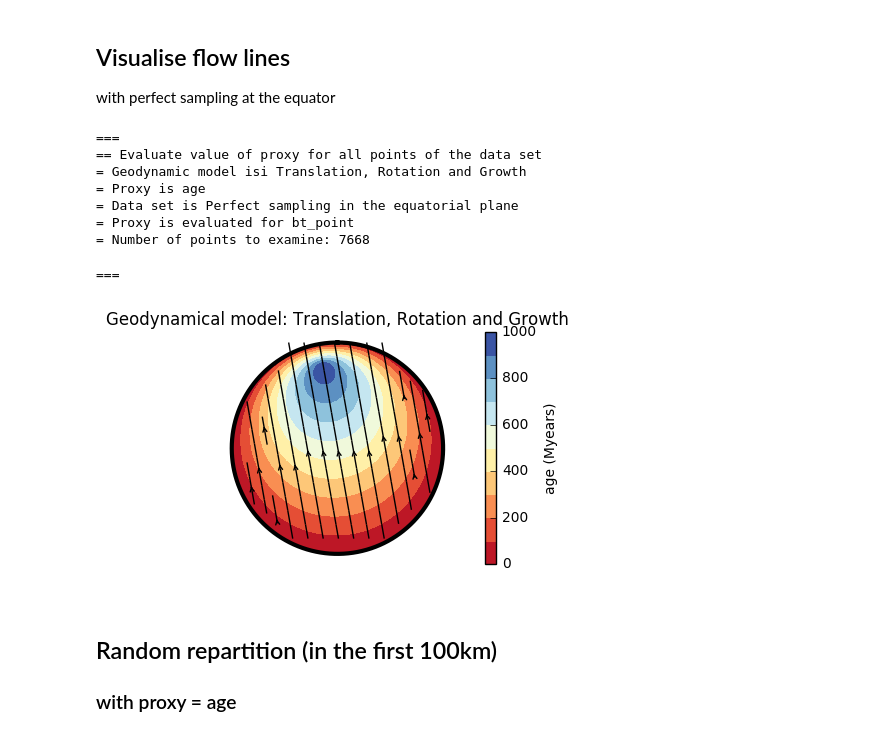
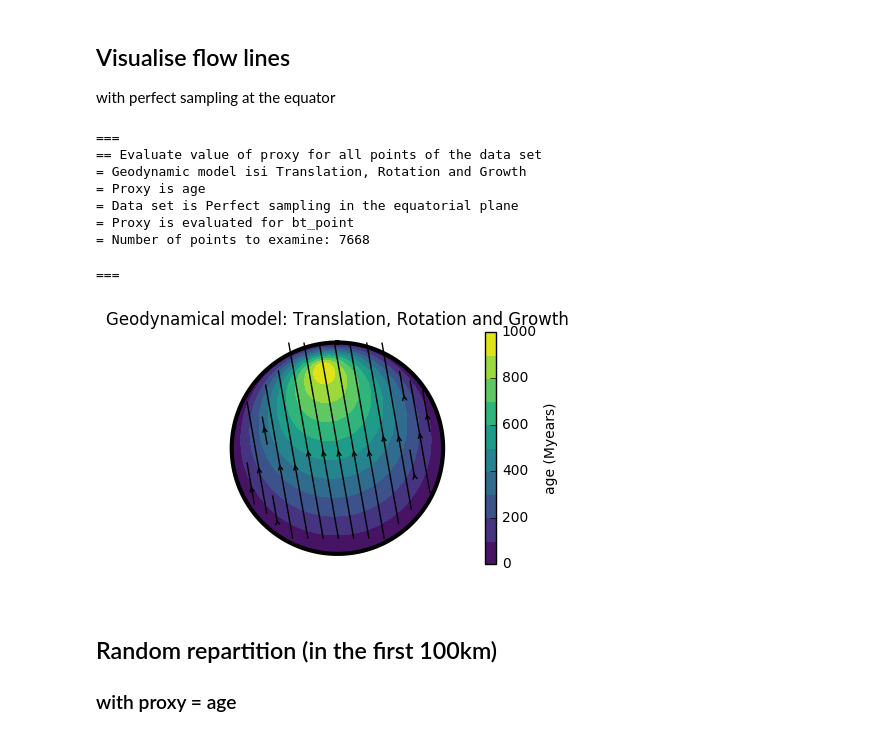
Before and after one commit to MarineLasbleis/GrowYourIC, a Jupyter notebook: notebooks/SlowTranslation.ipynb, the cells around one changed output. Saved outputs shown, nothing was run; the diff lists cells and outputs as text; code cells hidden in the pictures.

Commit message:
clean figures

```diff
--- a/notebooks/SlowTranslation.ipynb
+++ b/notebooks/SlowTranslation.ipynb
@@ -69,20 +70,20 @@ with perfect sampling at the equator
 # %%
 npoints = 100 #number of points in the x direction for the data set.
 data_set = data.PerfectSamplingEquator(npoints, rICB = 1.)
 data_set.method = "bt_point"
 proxy = geodyn.evaluate_proxy(data_set, geodynModel, proxy_type="age", verbose = False)
-data_set.plot_c_vec(geodynModel, proxy=proxy, cm=plt.cm.get_cmap("RdYlBu"), nameproxy="age (Myears)")
+data_set.plot_c_vec(geodynModel, proxy=proxy, cm=cm, nameproxy="age (Myears)")
 plt.savefig("figures/flow_Slow_translation_random.pdf", bbox_inches='tight')
 # %% [output]
 ===
 == Evaluate value of proxy for all points of the data set
 = Geodynamic model isi Translation, Rotation and Growth
 = Proxy is age
 = Data set is Perfect sampling in the equatorial plane
 = Proxy is evaluated for bt_point
 = Number of points to examine: 7668
 ===
-[figure, old version]
+[figure, new version]
 # %% [markdown]
 ## Random repartition (in the first 100km)
 
```
Also changed, not shown: parts of 8 cells of this notebook, 29 other files.
